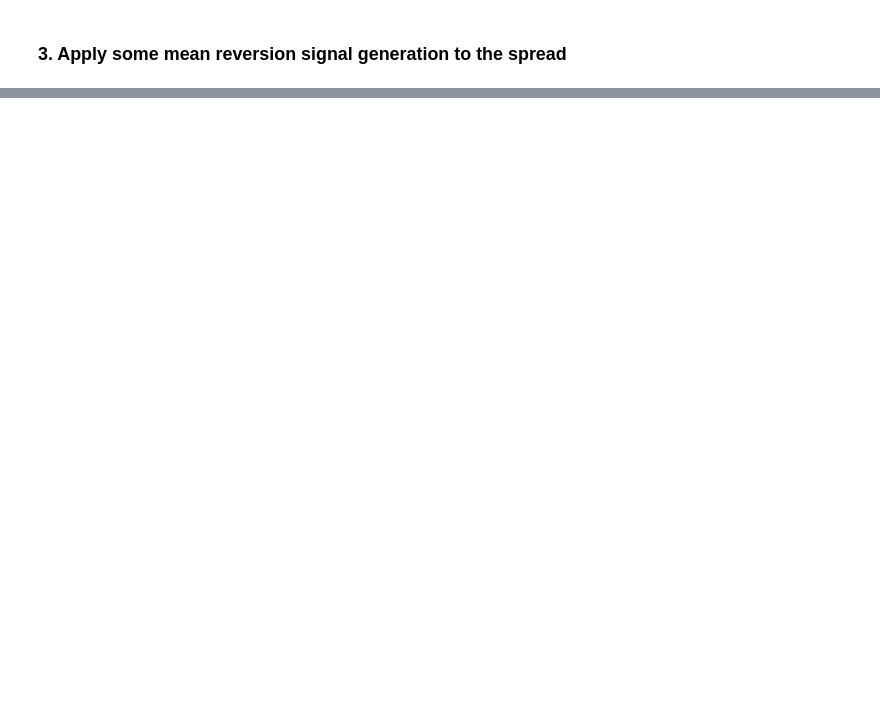
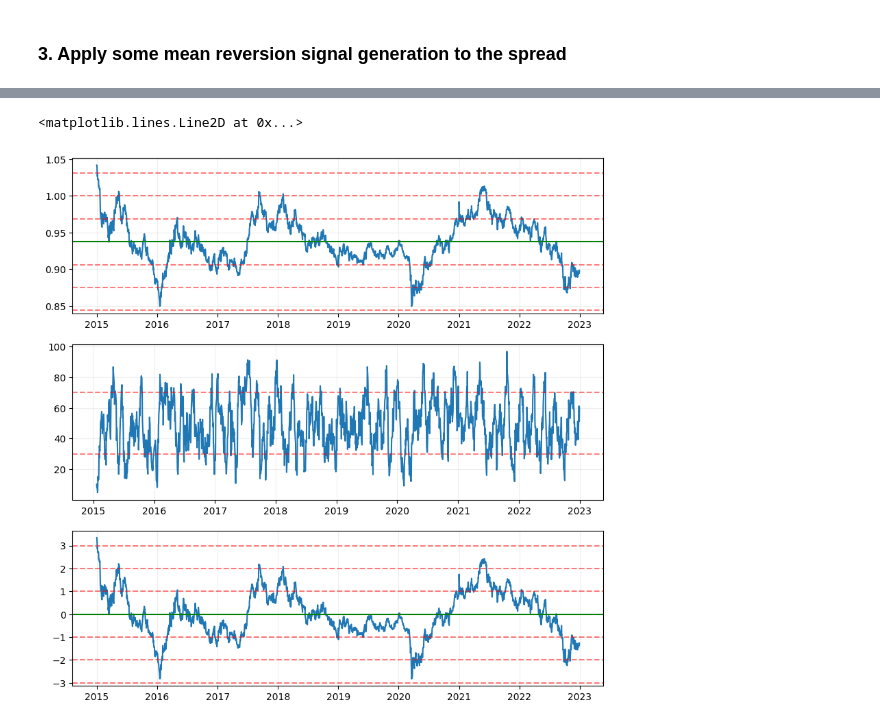
Before and after one commit to andreignatius/quant-trading, a Jupyter notebook: pairs_trading/pairs.ipynb, the cells around one changed output, grey strips where cells are left out. Cells and saved outputs as stored; diff of their text form; code cells hidden in the pictures; blank space fills up the shorter version.

```diff
--- a/pairs_trading/pairs.ipynb
+++ b/pairs_trading/pairs.ipynb
@@ -173,0 +166,18 @@ plt.plot(spread)
+# %%
+# rsi because why not, follow some dude online
+def rsi(series, window_period):
+    change = series.diff()
+    change.dropna(inplace=True)
+    change_up = change.copy()
+    change_down = change.copy()
+    change_up[change_up < 0] = 0
+    change_down[change_down > 0] = 0
+    # Calculate the rolling average of average up and average down
+    avg_up = change_up.rolling(window_period).mean()
+    avg_down = change_down.rolling(window_period).mean().abs()
+    rsi = 100 * avg_up / (avg_up + avg_down)
+    return rsi
+# %%
+# something resembling a z score
+def z_score(series, lr_mean, std_dev):
+    return (series - lr_mean) / std_dev
@@ -173,0 +199,30 @@ plt.plot(spread)
+# %%
+plt.figure(figsize=(10, 10))
+plt.subplot(3, 1, 1)
+plt.grid(alpha=0.2)
+plt.plot(spread)
+plt.axhline(lr_mean + std_dev, color="red", linestyle="dashed", alpha=0.5)
+plt.axhline(lr_mean + 2 * std_dev, color="red", linestyle="dashed", alpha=0.5)
+plt.axhline(lr_mean + 3 * std_dev, color="red", linestyle="dashed", alpha=0.5)
+plt.axhline(lr_mean - 1 * std_dev, color="red", linestyle="dashed", alpha=0.5)
+plt.axhline(lr_mean - 2 * std_dev, color="red", linestyle="dashed", alpha=0.5)
+plt.axhline(lr_mean - 3 * std_dev, color="red", linestyle="dashed", alpha=0.5)
+plt.axhline(lr_mean, color="green")
+plt.subplot(3, 1, 2)
+plt.grid(alpha=0.2)
+plt.plot(rsi(spread, 14))
+plt.axhline(70, color="red", linestyle="dashed", alpha=0.5)
+plt.axhline(30, color="red", linestyle="dashed", alpha=0.5)
+plt.subplot(3, 1, 3)
+plt.grid(alpha=0.2)
+plt.plot(z_score(spread, lr_mean, std_dev))
+plt.axhline(1, color="red", linestyle="dashed", alpha=0.5)
+plt.axhline(2, color="red", linestyle="dashed", alpha=0.5)
+plt.axhline(3, color="red", linestyle="dashed", alpha=0.5)
+plt.axhline(-1, color="red", linestyle="dashed", alpha=0.5)
+plt.axhline(-2, color="red", linestyle="dashed", alpha=0.5)
+plt.axhline(-3, color="red", linestyle="dashed", alpha=0.5)
+plt.axhline(0, color="green")
+# %% [output]
+<matplotlib.lines.Line2D at 0x...>
+[figure, added]
```
Also changed, not shown: parts of 17 cells of this notebook.
